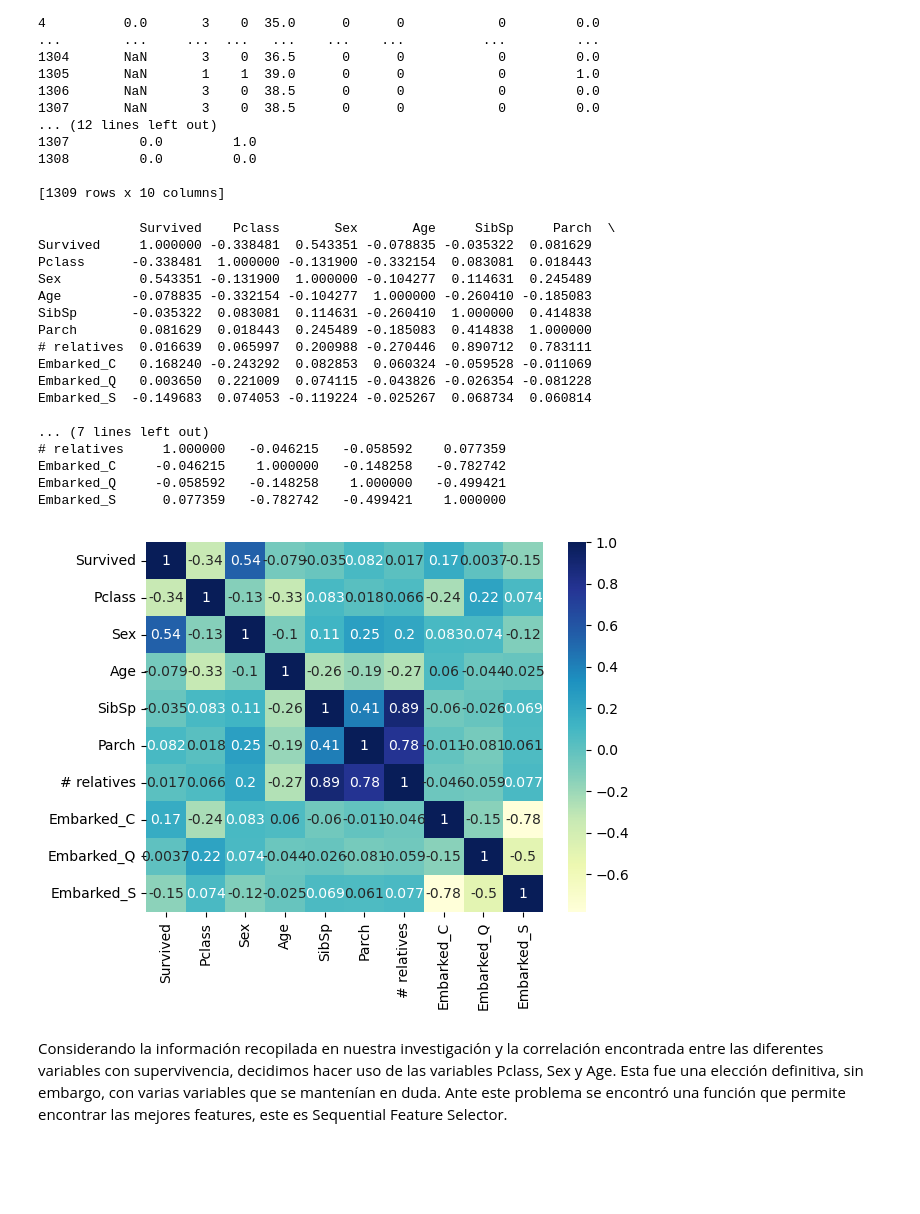
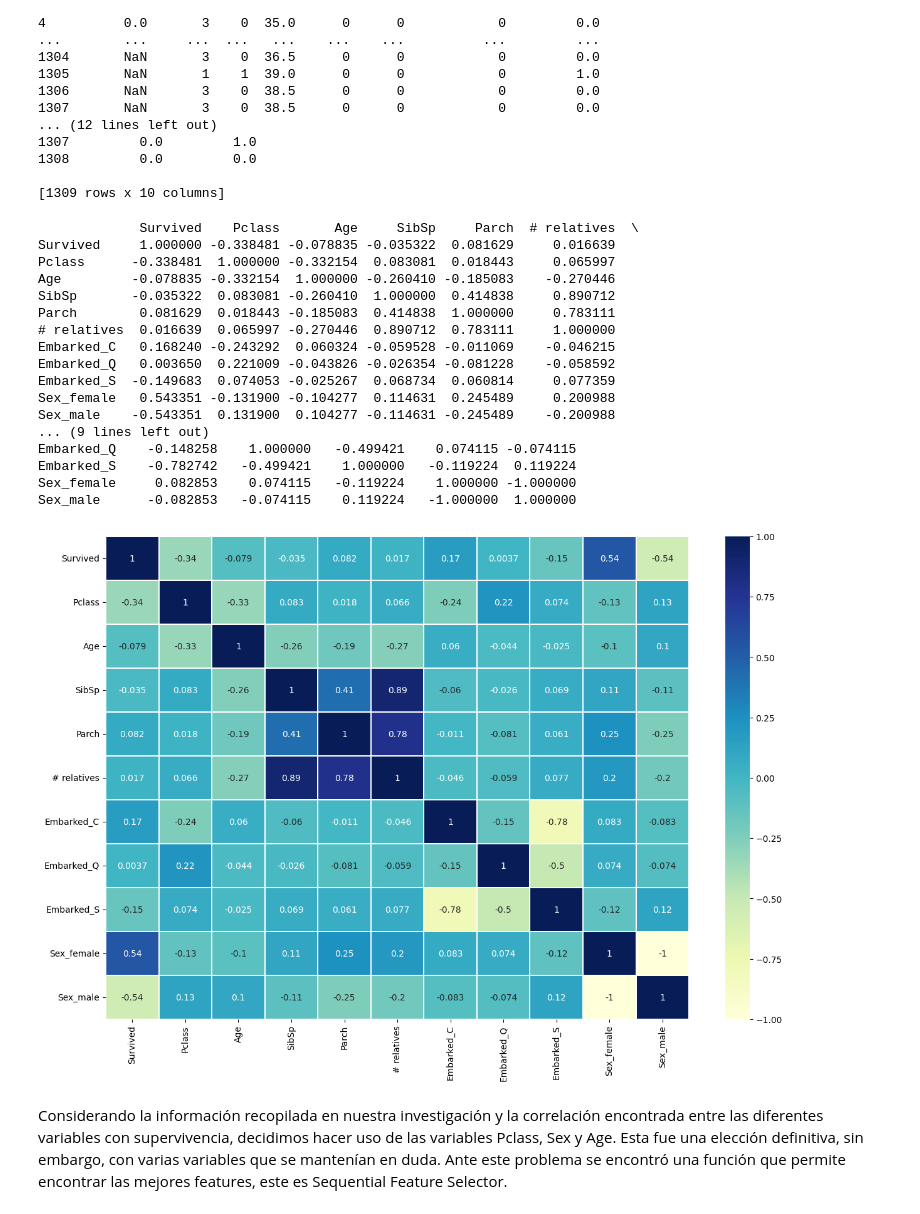
Before and after one commit to AndresOrantes/Reto_Titanic_Equipo5, a Jupyter notebook: InicioTitanic.ipynb, the cells around one changed output. Cells and saved outputs as stored; diff of their text form; code cells hidden in the pictures; blank space fills up the shorter version.

Commit message:
get dummies

```diff
--- a/InicioTitanic.ipynb
+++ b/InicioTitanic.ipynb
@@ -308,3 +308,5 @@ df['# relatives'] = df['SibSp'] + df['Parch'] #Número total de familiares en el
 A continuación se realizará una tabla de correlación, por lo que se hará que las variables categóricas pasen a ser variables numéricas que puedan ser utilizadas. Además se hará la eliminación de las variables "Name" y Ticket", puesto que son muy variantes los valores de estos.
 # %%
 df=df.drop(columns=['Name','Ticket','Title','Fare'])
+# %%
+df = pd.get_dummies(df,columns=['Embarked','Sex'])
@@ -353,30 +358,31 @@ Encoded Employee data :
 # %%
 dftrain=df.iloc[:891]
 dftest=df.iloc[891:]
 
 print(dftrain.corr())
 
 # plotting correlation heatmap
-dataplot = sb.heatmap(dftrain.corr(), cmap="YlGnBu", annot=True)
+fig, ax = plt.subplots(figsize=(15, 10))
+dataplot = sb.heatmap(dftrain.corr(), cmap="YlGnBu",linewidths=.1, annot=True)
 # %% [output]
-             Survived    Pclass       Sex       Age     SibSp     Parch  \
-Survived     1.000000 -0.338481  0.543351 -0.078835 -0.035322  0.081629
-Pclass      -0.338481  1.000000 -0.131900 -0.332154  0.083081  0.018443
-Sex          0.543351 -0.131900  1.000000 -0.104277  0.114631  0.245489
-Age         -0.078835 -0.332154 -0.104277  1.000000 -0.260410 -0.185083
-SibSp       -0.035322  0.083081  0.114631 -0.260410  1.000000  0.414838
-Parch        0.081629  0.018443  0.245489 -0.185083  0.414838  1.000000
-# relatives  0.016639  0.065997  0.200988 -0.270446  0.890712  0.783111
-Embarked_C   0.168240 -0.243292  0.082853  0.060324 -0.059528 -0.011069
-Embarked_Q   0.003650  0.221009  0.074115 -0.043826 -0.026354 -0.081228
-Embarked_S  -0.149683  0.074053 -0.119224 -0.025267  0.068734  0.060814
-
-... (7 lines left out)
-# relatives     1.000000   -0.046215   -0.058592    0.077359
-Embarked_C     -0.046215    1.000000   -0.148258   -0.782742
-Embarked_Q     -0.058592   -0.148258    1.000000   -0.499421
-Embarked_S      0.077359   -0.782742   -0.499421    1.000000
+             Survived    Pclass       Age     SibSp     Parch  # relatives  \
+Survived     1.000000 -0.338481 -0.078835 -0.035322  0.081629     0.016639
+Pclass      -0.338481  1.000000 -0.332154  0.083081  0.018443     0.065997
+Age         -0.078835 -0.332154  1.000000 -0.260410 -0.185083    -0.270446
+SibSp       -0.035322  0.083081 -0.260410  1.000000  0.414838     0.890712
+Parch        0.081629  0.018443 -0.185083  0.414838  1.000000     0.783111
+# relatives  0.016639  0.065997 -0.270446  0.890712  0.783111     1.000000
+Embarked_C   0.168240 -0.243292  0.060324 -0.059528 -0.011069    -0.046215
+Embarked_Q   0.003650  0.221009 -0.043826 -0.026354 -0.081228    -0.058592
+Embarked_S  -0.149683  0.074053 -0.025267  0.068734  0.060814     0.077359
+Sex_female   0.543351 -0.131900 -0.104277  0.114631  0.245489     0.200988
+Sex_male    -0.543351  0.131900  0.104277 -0.114631 -0.245489    -0.200988
+... (9 lines left out)
+Embarked_Q    -0.148258    1.000000   -0.499421    0.074115 -0.074115
+Embarked_S    -0.782742   -0.499421    1.000000   -0.119224  0.119224
+Sex_female     0.082853    0.074115   -0.119224    1.000000 -1.000000
+Sex_male      -0.082853   -0.074115    0.119224   -1.000000  1.000000
-[figure, old version]
+[figure, new version]
 # %% [markdown]
 Considerando la información recopilada en nuestra investigación y la correlación encontrada entre las diferentes variables con supervivencia, decidimos hacer uso de las variables Pclass, Sex y Age. Esta fue una elección definitiva, sin embargo, con varias variables que se mantenían en duda. Ante este problema se encontró una función que permite encontrar las mejores features, este es Sequential Feature Selector.
 # %%
```
Also changed, not shown: parts of 6 cells of this notebook, 1 other file.
